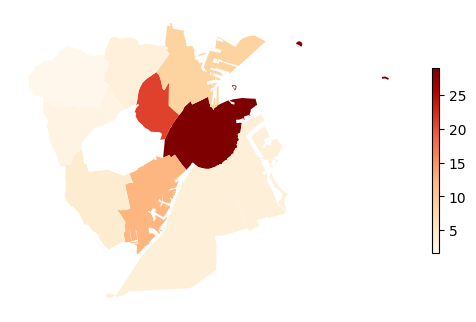
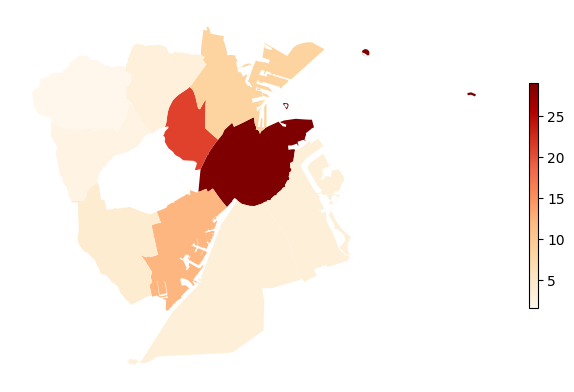
The notebook cell's code change between the first figure and the second:
--- before
+++ after
@@ -1,3 +1,5 @@
-ax = admin_boundaries_districts.plot(
+fig, ax = plt.subplots() 
+admin_boundaries_districts.plot(
+    ax=ax,
     column="cafes_per_km2",
     legend=True,
@@ -9,3 +11,5 @@
 )
 ax.set_axis_off()
+plt.tight_layout()
+
 plt.savefig(r"..\docs\number_cafes.png")

Commit: Add maps and table to README